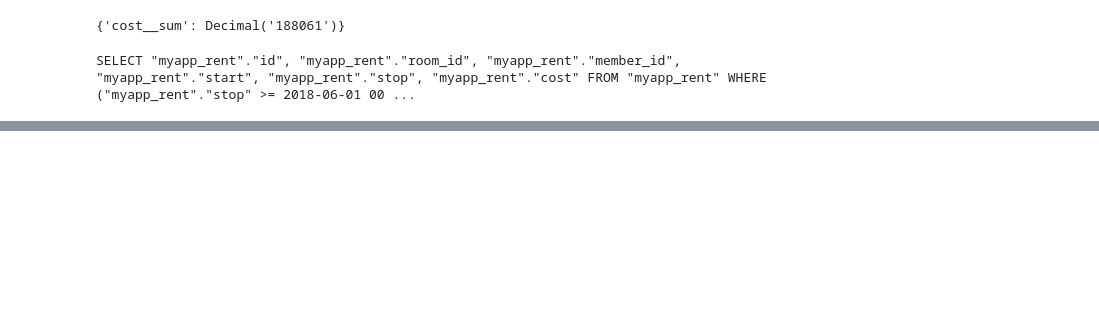
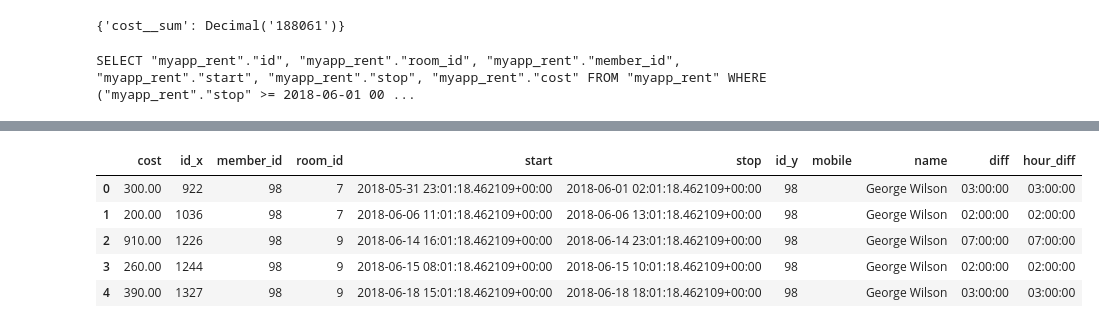
Before and after one commit to wasit7/cs459_django2018, a Jupyter notebook: exam/myproject/week07 2019 Exam Django.ipynb, the cells around one changed output, grey strips where cells are left out. Drawn from its saved outputs; the diff is of its cells as text; code cells hidden in the pictures; blank space fills up the shorter version.

```diff
--- a/exam/myproject/week07 2019 Exam Django.ipynb
+++ b/exam/myproject/week07 2019 Exam Django.ipynb
@@ -282,0 +363,7 @@ SELECT "myapp_rent"."id", "myapp_rent"."room_id", "myapp_rent"."member_id", "mya
+# %%
+
+from django.db.models import F
+import pandas as pd
+
+df_rent = pd.DataFrame(list(Rent.objects.filter(stop__month=6).values()))
+df_rent.head()
@@ -282,0 +377,3 @@ SELECT "myapp_rent"."id", "myapp_rent"."room_id", "myapp_rent"."member_id", "mya
+# %%
+df_member = pd.DataFrame(list(Member.objects.all().values()))
+df_member.head()
@@ -282,0 +387,4 @@ SELECT "myapp_rent"."id", "myapp_rent"."room_id", "myapp_rent"."member_id", "mya
+# %%
+df=df_rent\
+    .merge(df_member, left_on='member_id', right_on='id')
+df.head()
@@ -282,0 +398,11 @@ SELECT "myapp_rent"."id", "myapp_rent"."room_id", "myapp_rent"."member_id", "mya
+# %%
+df['hour_diff']=df['stop']-df['start']
+# %%
+df.head()
+# %% [output]
+|  | cost | id_x | member_id | room_id | start | stop | id_y | mobile | name | diff | hour_diff |
+| 0 | 300.00 | 922 | 98 | 7 | 2018-05-31 23:01:18.462109+00:00 | 2018-06-01 02:01:18.462109+00:00 | 98 |  | George Wilson | 03:00:00 | 03:00:00 |
+| 1 | 200.00 | 1036 | 98 | 7 | 2018-06-06 11:01:18.462109+00:00 | 2018-06-06 13:01:18.462109+00:00 | 98 |  | George Wilson | 02:00:00 | 02:00:00 |
+| 2 | 910.00 | 1226 | 98 | 9 | 2018-06-14 16:01:18.462109+00:00 | 2018-06-14 23:01:18.462109+00:00 | 98 |  | George Wilson | 07:00:00 | 07:00:00 |
+| 3 | 260.00 | 1244 | 98 | 9 | 2018-06-15 08:01:18.462109+00:00 | 2018-06-15 10:01:18.462109+00:00 | 98 |  | George Wilson | 02:00:00 | 02:00:00 |
+| 4 | 390.00 | 1327 | 98 | 9 | 2018-06-18 15:01:18.462109+00:00 | 2018-06-18 18:01:18.462109+00:00 | 98 |  | George Wilson | 03:00:00 | 03:00:00 |
```
Also changed, not shown: parts of 16 cells of this notebook, 1 other file.
